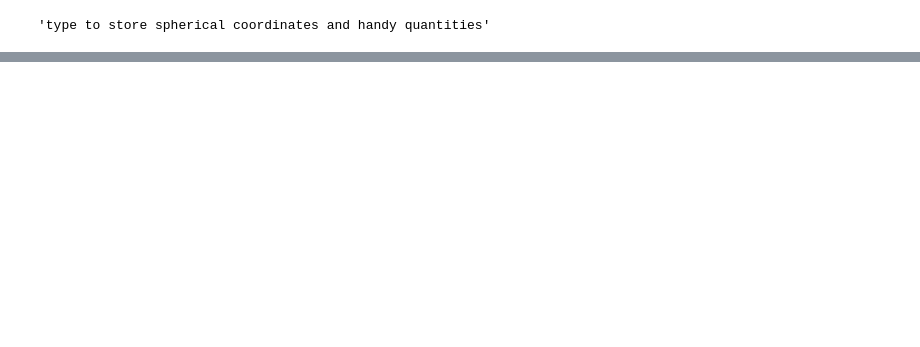
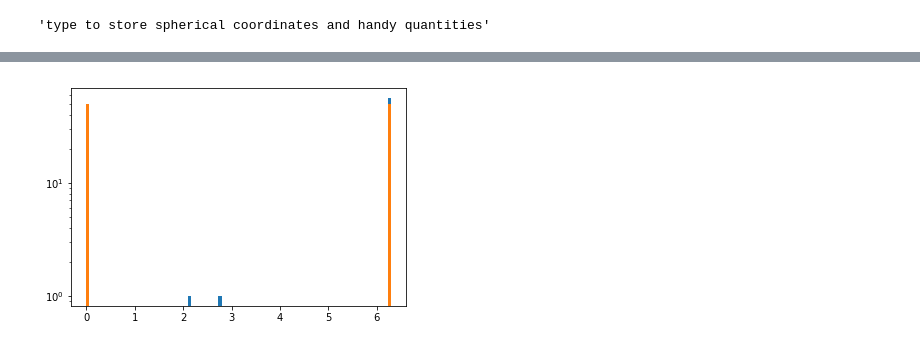
Before and after one commit to philippeller/spherical_opt, a Jupyter notebook: Simplex.ipynb, the cells around one changed output, grey strips where cells are left out. Cells and saved outputs as stored; diff of their text form; code cells hidden in the pictures; blank space fills up the shorter version.

```diff
--- a/Simplex.ipynb
+++ b/Simplex.ipynb
@@ -395,0 +446,7 @@ ax.plot(all_points_cart[:,0], all_points_cart[:,1], c='r')
+# %%
+bins = np.linspace(0,2*np.pi,100)
+plt.hist(az_cart, bins=bins)
+plt.hist(az_sph, bins=bins)
+plt.gca().set_yscale('log')
+# %% [output]
+[figure, added]
```
Also changed, not shown: parts of 12 cells of this notebook.
